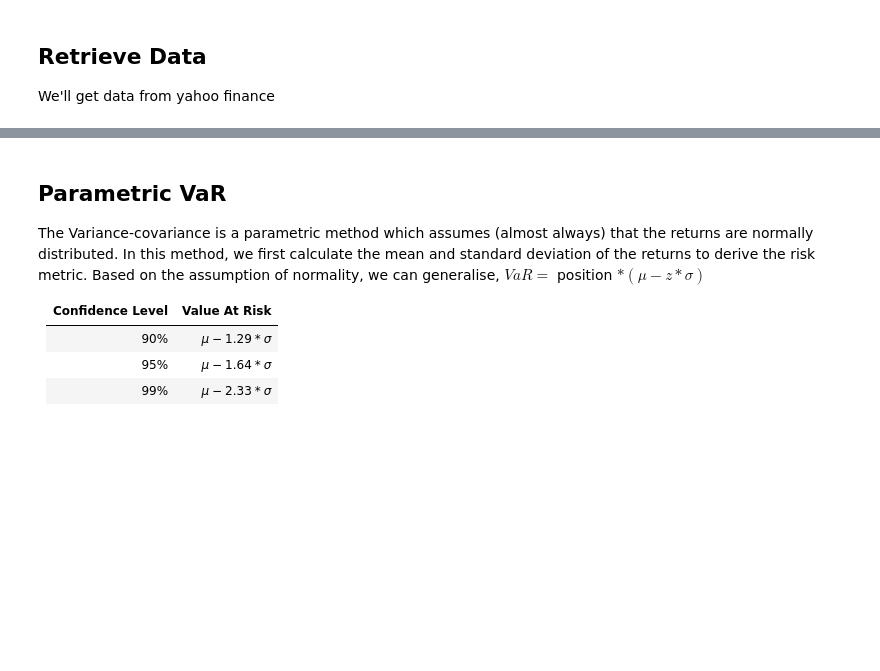
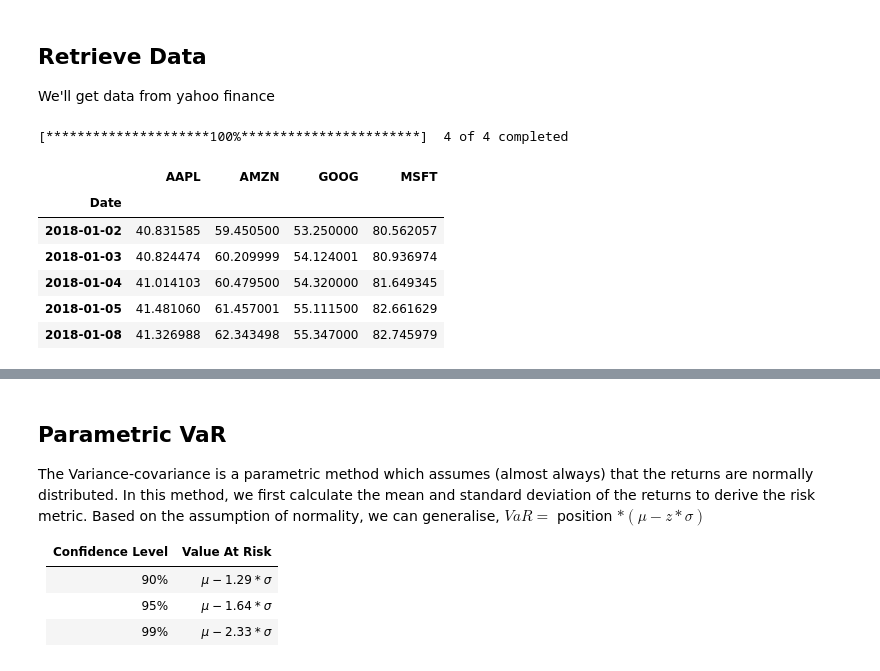
Before and after one commit to imharrisonking/cqf, a Jupyter notebook: 02-quantitative-risk-and-return/labs/02-value_at_risk_and_GARCH/VaR_and_GARCH.ipynb, the cells around one changed output, grey strips where cells are left out. Saved outputs shown, nothing was run; the diff lists cells and outputs as text; code cells hidden in the pictures; blank space fills up the shorter version.

```diff
--- a/02-quantitative-risk-and-return/labs/02-value_at_risk_and_GARCH/VaR_and_GARCH.ipynb
+++ b/02-quantitative-risk-and-return/labs/02-value_at_risk_and_GARCH/VaR_and_GARCH.ipynb
@@ -16,3 +29,24 @@ Three approaches that are commonly used in the industry are
 # %% [markdown]
 ## Retrieve Data
 We'll get data from yahoo finance
+# %%
+assets = ['AAPL', 'MSFT', 'AMZN', 'GOOG']
+
+# Start date, end date and trading days in a year
+end_date = datetime.datetime(2018, 12, 31)
+start_date = end_date - datetime.timedelta(days=365)
+TRADING_DAYS = 252
+
+# Download the data
+# df = pd.read_csv('asset_close_prices.csv', index_col=0, parse_dates=True)
+df = yf.download(assets, start=start_date, end=end_date)['Adj Close']
+df.head()
+# %% [output]
+[*********************100%***********************]  4 of 4 completed
+|  | AAPL | AMZN | GOOG | MSFT |
+| Date |  |  |  |  |
+| 2018-01-02 | 40.831585 | 59.450500 | 53.250000 | 80.562057 |
+| 2018-01-03 | 40.824474 | 60.209999 | 54.124001 | 80.936974 |
+| 2018-01-04 | 41.014103 | 60.479500 | 54.320000 | 81.649345 |
+| 2018-01-05 | 41.481060 | 61.457001 | 55.111500 | 82.661629 |
+| 2018-01-08 | 41.326988 | 62.343498 | 55.347000 | 82.745979 |
```
Also changed, not shown: parts of 30 cells of this notebook, 4 other files.
